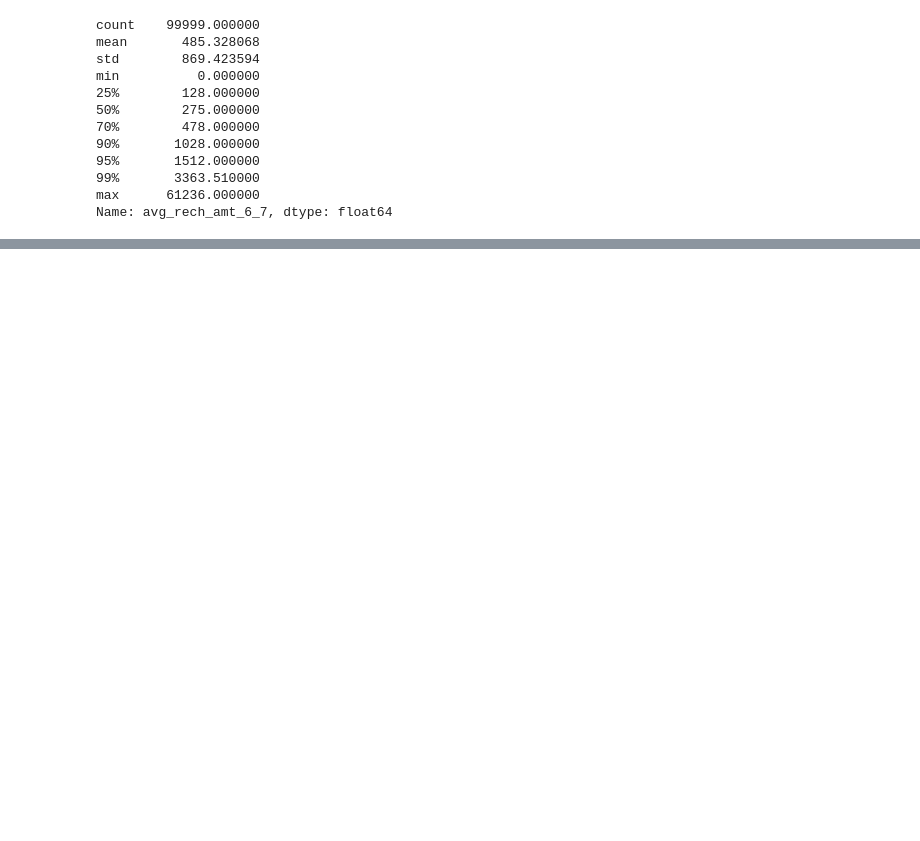
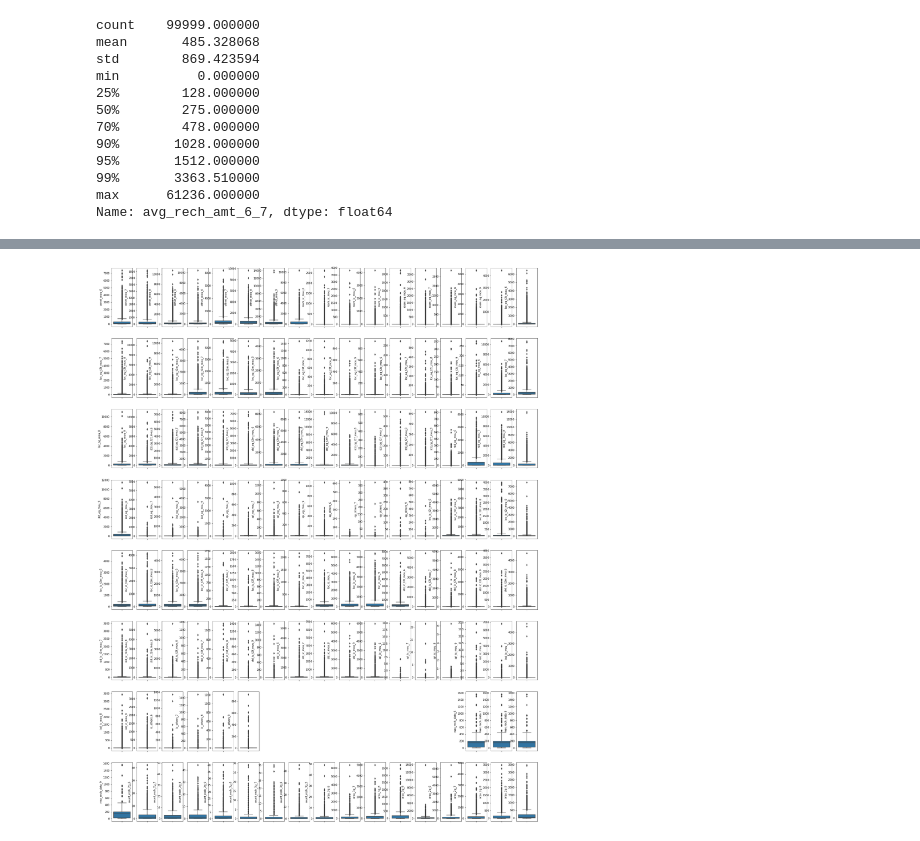
Before and after one commit to Nanditha-G-N/Machine-Learning-Case-Studies, a Jupyter notebook: ChurnCaseStudy/Telecom-Churn_Nanditha.ipynb, the cells around one changed output, grey strips where cells are left out. Cells and saved outputs as stored; diff of their text form; code cells hidden in the pictures; blank space fills up the shorter version.

```diff
--- a/ChurnCaseStudy/Telecom-Churn_Nanditha.ipynb
+++ b/ChurnCaseStudy/Telecom-Churn_Nanditha.ipynb
@@ -86,25 +138,25 @@ memory usage: 9.2 MB
 # %%
 #Calculating the net recharge amount for all the 4 months
 
-telecom_df['total_recharge_data_amt_6'] = telecom_df['total_rech_data_6'].fillna(0) * telecom_df['av_rech_amt_data_6'].fillna(0)
+telecom['total_recharge_data_amt_6'] = telecom['total_rech_data_6'].fillna(0) * telecom['av_rech_amt_data_6'].fillna(0)
 
-telecom_df['total_recharge_data_amt_7'] = telecom_df['total_rech_data_7'].fillna(0) * telecom_df['av_rech_amt_data_7'].fillna(0)
+telecom['total_recharge_data_amt_7'] = telecom['total_rech_data_7'].fillna(0) * telecom['av_rech_amt_data_7'].fillna(0)
 
-telecom_df['total_recharge_data_amt_8'] = telecom_df['total_rech_data_8'].fillna(0) * telecom_df['av_rech_amt_data_8'].fillna(0)
+telecom['total_recharge_data_amt_8'] = telecom['total_rech_data_8'].fillna(0) * telecom['av_rech_amt_data_8'].fillna(0)
 
-telecom_df['total_recharge_data_amt_9'] = telecom_df['total_rech_data_9'].fillna(0) * telecom_df['av_rech_amt_data_9'].fillna(0)
+telecom['total_recharge_data_amt_9'] = telecom['total_rech_data_9'].fillna(0) * telecom['av_rech_amt_data_9'].fillna(0)
 
 
 
-telecom_df['net_recharge_amt_6'] = telecom_df['total_rech_amt_6'] + telecom_df['total_recharge_data_amt_6']
+telecom['net_recharge_amt_6'] = telecom['total_rech_amt_6'] + telecom['total_recharge_data_amt_6']
 
-telecom_df['net_recharge_amt_7'] = telecom_df['total_rech_amt_7'] + telecom_df['total_recharge_data_amt_7']
+telecom['net_recharge_amt_7'] = telecom['total_rech_amt_7'] + telecom['total_recharge_data_amt_7']
 
-telecom_df['net_recharge_amt_8'] = telecom_df['total_rech_amt_8'] + telecom_df['total_recharge_data_amt_8']
+telecom['net_recharge_amt_8'] = telecom['total_rech_amt_8'] + telecom['total_recharge_data_amt_8']
 
-telecom_df['net_recharge_amt_9'] = telecom_df['total_rech_amt_9'] + telecom_df['total_recharge_data_amt_9']
+telecom['net_recharge_amt_9'] = telecom['total_rech_amt_9'] + telecom['total_recharge_data_amt_9']
 # %%
 #Calculating the average recharge amounts for the 2 months
-telecom_df['avg_rech_amt_6_7'] = (telecom_df['net_recharge_amt_6']  + telecom_df['net_recharge_amt_7'])/2
+telecom['avg_rech_amt_6_7'] = (telecom['net_recharge_amt_6']  + telecom['net_recharge_amt_7'])/2
 # %%
 ##Calculating the 70th percentile of the average recharge amount in the first 2 months
@@ -128,6 +177,6 @@ Name: avg_rech_amt_6_7, dtype: float64
 # %%
 #Filtering the high-value customers based on whether they recharge for an amount greater than or equal to 478
-telecom_hv_df = telecom_df[telecom_df['avg_rech_amt_6_7'] >= 478.0]
+telecom_hv_df = telecom[telecom['avg_rech_amt_6_7'] >= 478.0]
 # %%
 telecom_hv_df.shape
 # %% [output]
@@ -179,0 +209,10 @@ print("% of null values in vol_3g_mb_9: ",NullValuesPct)
+# %%
+col_gt_50_na=[]
+for col in telecom_hv_df.columns:
+    uniq_num = telecom_hv_df[col].nunique()
+    no_of_null = telecom_hv_df[col].isna().sum()
+    per_null = round((telecom_hv_df[col].isna().sum()/telecom_hv_df.shape[0])*100,2)
+    if per_null > 0:
+        col_gt_50_na.append(col)
+        print('Column: ',col,', No of unique values: ',uniq_num,', no of null:',no_of_null,' ,percentage null:',per_null,)
+print(len(col_gt_50_na))
@@ -179,0 +237,10 @@ print("% of null values in vol_3g_mb_9: ",NullValuesPct)
+# %%
+from pylab import *
+dates=telecom_hv_df.select_dtypes(include=['object']).columns
+plt.figure(figsize=(30,40))
+for i, col in enumerate(col_gt_50_na):
+    if(col not in dates):
+        subplot(8,17,i+1)
+        sns.boxplot(telecom_hv_df[col].astype(np.float).dropna(),orient='v')
+# %% [output]
+[figure, added]
```
Also changed, not shown: parts of 88 cells of this notebook.
